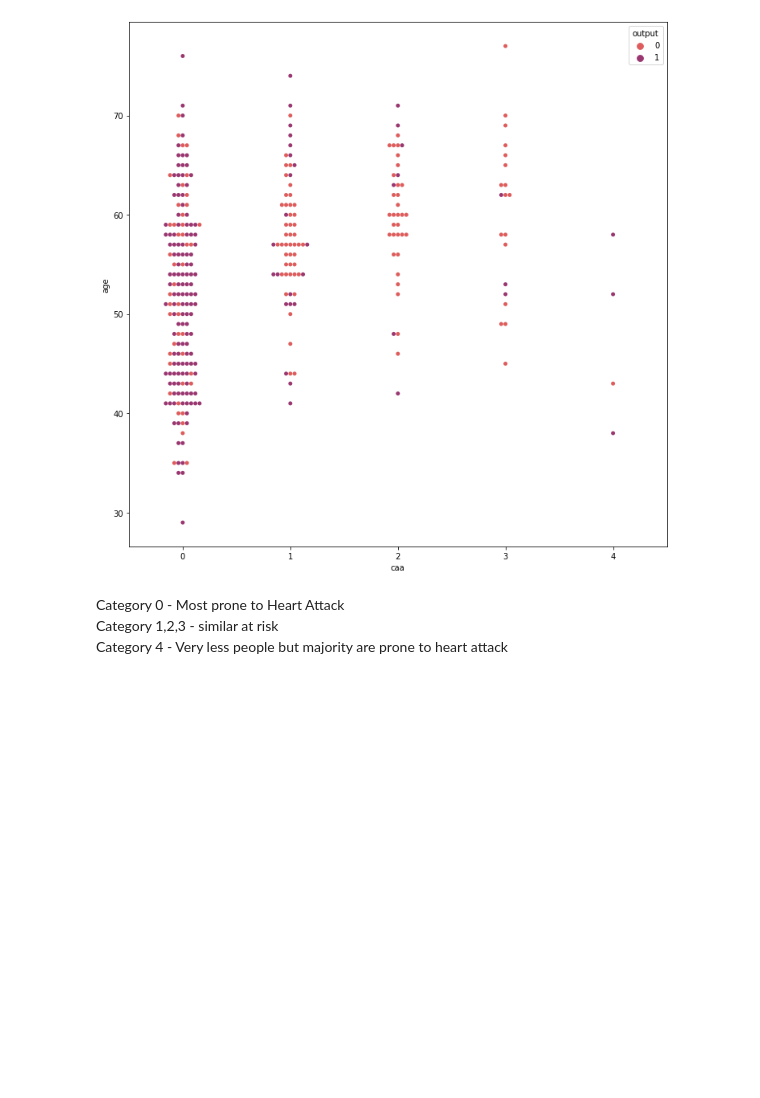
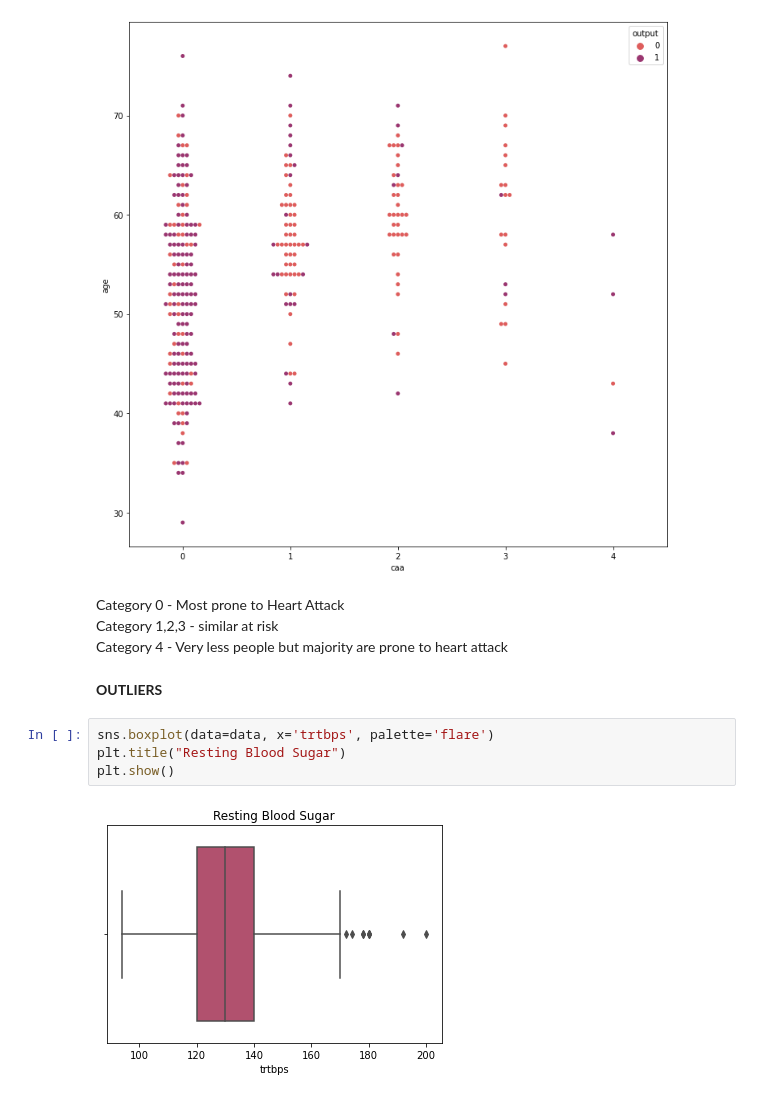
Before and after one commit to Si-D/Heart-Attack-Prediction, a Jupyter notebook: heartattackprediction.ipynb, the cells around one changed output. Saved outputs shown, nothing was run; the diff lists cells and outputs as text; blank space fills up the shorter version.

```diff
--- a/heartattackprediction.ipynb
+++ b/heartattackprediction.ipynb
@@ -129,3 +129,11 @@ Category 0 - Most prone to Heart Attack
 Category 1,2,3 - similar at risk
 <br>
 Category 4 - Very less people but majority are prone to heart attack
+# %% [markdown]
+**OUTLIERS**
+# %%
+sns.boxplot(data=data, x='trtbps', palette='flare')
+plt.title("Resting Blood Sugar")
+plt.show()
+# %% [output]
+[figure, added]
```
Also changed, not shown: parts of 2 cells of this notebook.
